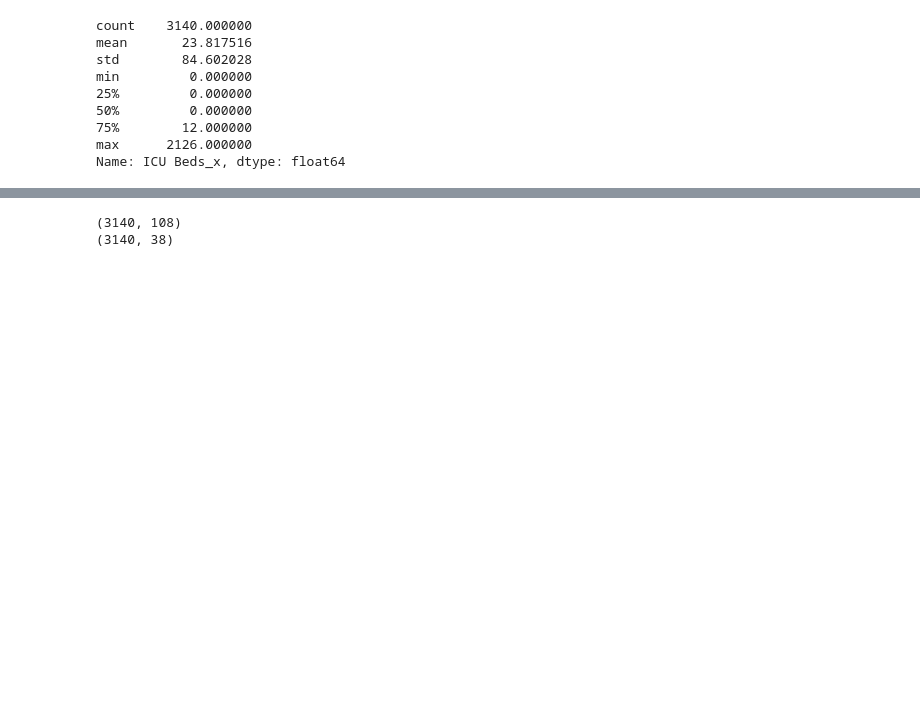
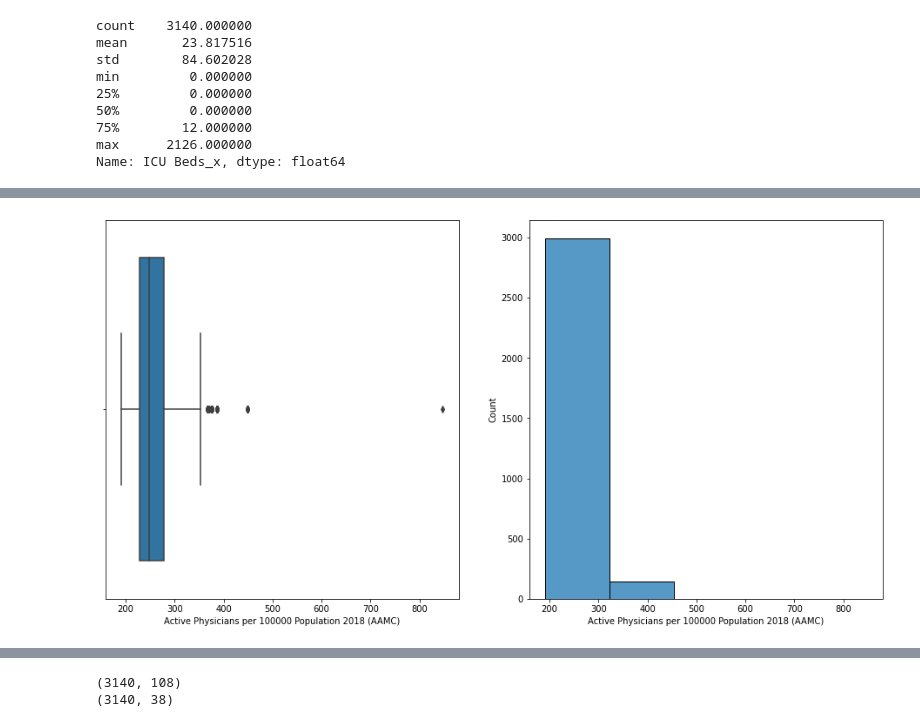
Before and after one commit to JuanAntonaccio/linear_reagresion_reg, a Jupyter notebook: src/explore.ipynb, the cells around one changed output, grey strips where cells are left out. Saved outputs shown, nothing was run; the diff lists cells and outputs as text; code cells hidden in the pictures; blank space fills up the shorter version.

```diff
--- a/src/explore.ipynb
+++ b/src/explore.ipynb
@@ -195,0 +213,4 @@ describe[['ICU Beds_x','Active Physicians per 100000 Population 2018 (AAMC)','To
+# %%
+outliers('Active Physicians per 100000 Population 2018 (AAMC)')
+# %% [output]
+[figure, added]
```
Also changed, not shown: parts of 8 cells of this notebook.
